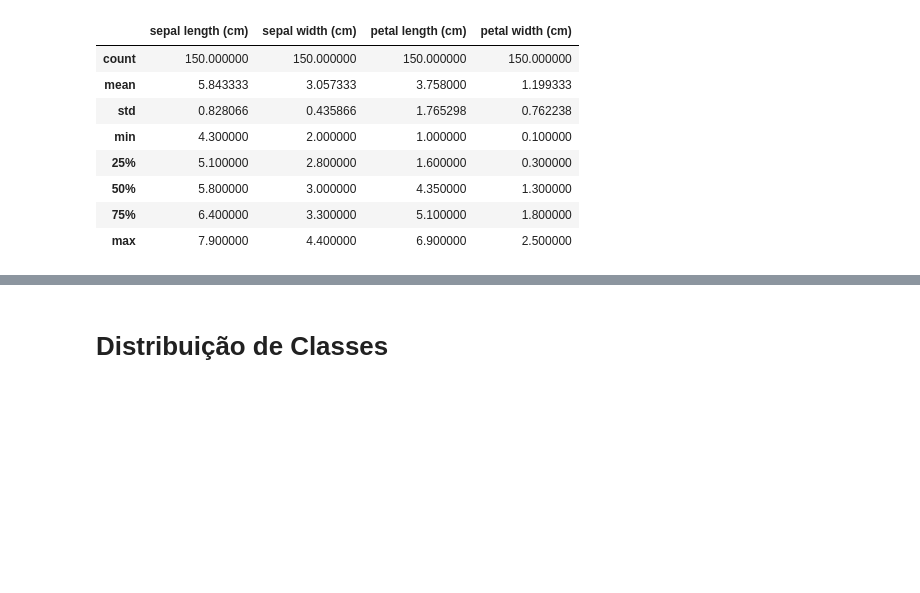
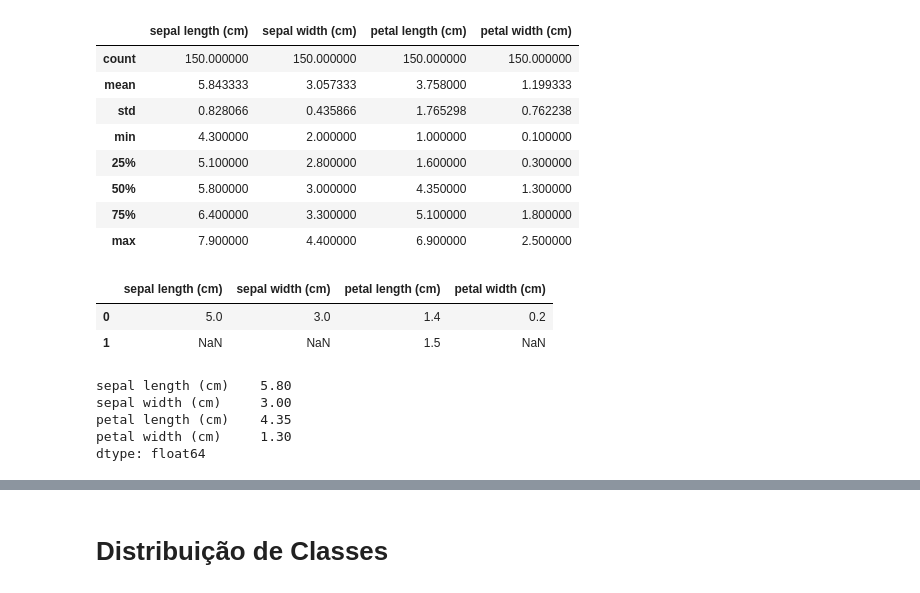
Before and after one commit to jorgearaujo81/projeto-machine-learning, a Jupyter notebook: projeto_machine_learning.ipynb, the cells around one changed output, grey strips where cells are left out. Drawn from its saved outputs; the diff is of its cells as text; code cells hidden in the pictures; blank space fills up the shorter version.

```diff
--- a/projeto_machine_learning.ipynb
+++ b/projeto_machine_learning.ipynb
@@ -77,3 +78,17 @@ iris_df.describe()
 | 50% | 5.800000 | 3.000000 | 4.350000 | 1.300000 |
 | 75% | 6.400000 | 3.300000 | 5.100000 | 1.800000 |
 | max | 7.900000 | 4.400000 | 6.900000 | 2.500000 |
+# %%
+iris_df.mode()
+# %% [output]
+|  | sepal length (cm) | sepal width (cm) | petal length (cm) | petal width (cm) |
+| 0 | 5.0 | 3.0 | 1.4 | 0.2 |
+| 1 | NaN | NaN | 1.5 | NaN |
+# %%
+iris_df.median()
+# %% [output]
+sepal length (cm)    5.80
+sepal width (cm)     3.00
+petal length (cm)    4.35
+petal width (cm)     1.30
+dtype: float64
```
Also changed, not shown: parts of 7 cells of this notebook, 1 other file.
